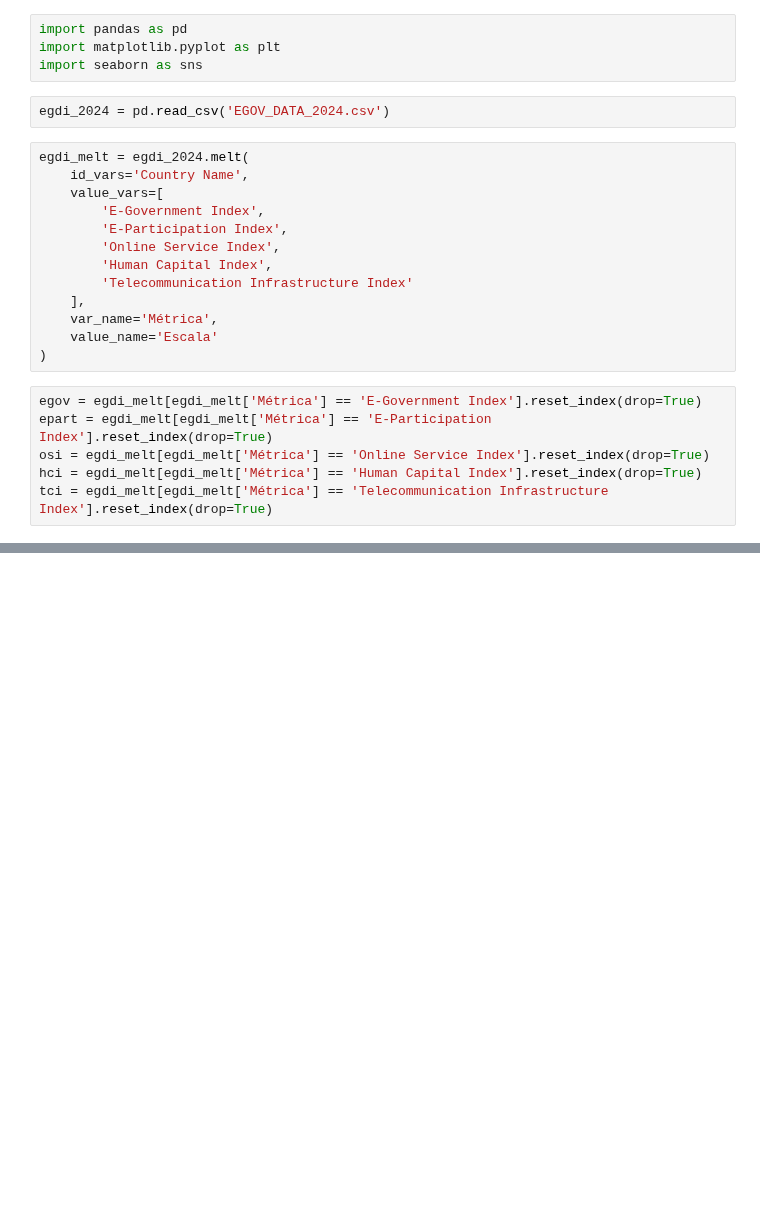
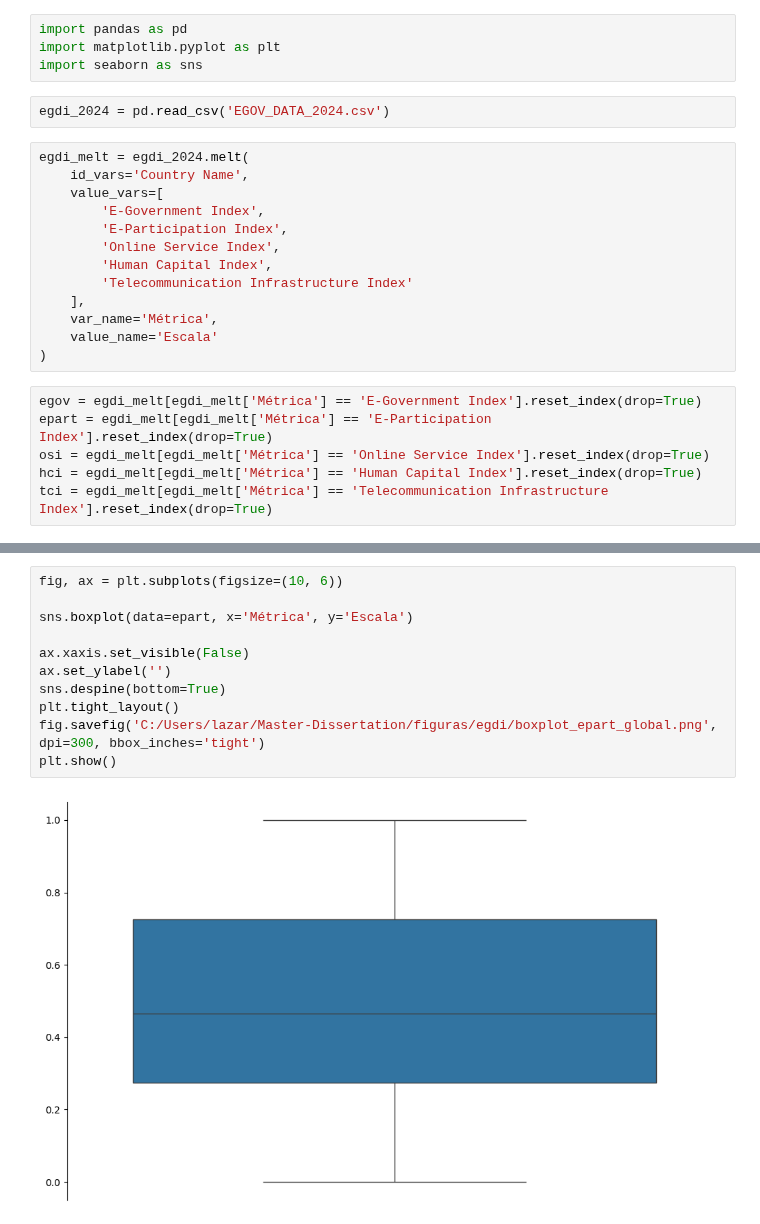
Before and after one commit to LazaroDamasceno/Dissertacao-Mestrado, a Jupyter notebook: eda/egdi/boxplot_edgi_global.ipynb, the cells around one changed output, grey strips where cells are left out. Saved outputs shown, nothing was run; the diff lists cells and outputs as text; blank space fills up the shorter version.

```diff
--- a/eda/egdi/boxplot_edgi_global.ipynb
+++ b/eda/egdi/boxplot_edgi_global.ipynb
@@ -80,0 +84,13 @@ plt.show()
+# %%
+fig, ax = plt.subplots(figsize=(10, 6))
+
+sns.boxplot(data=epart, x='Métrica', y='Escala')
+
+ax.xaxis.set_visible(False)
+ax.set_ylabel('')
+sns.despine(bottom=True)
+plt.tight_layout()
+fig.savefig('C:/Users/lazar/Master-Dissertation/figuras/egdi/boxplot_epart_global.png', dpi=300, bbox_inches='tight')
+plt.show()
+# %% [output]
+[figure, added]
```
Also changed, not shown: parts of 14 cells of this notebook, 9 other files.
